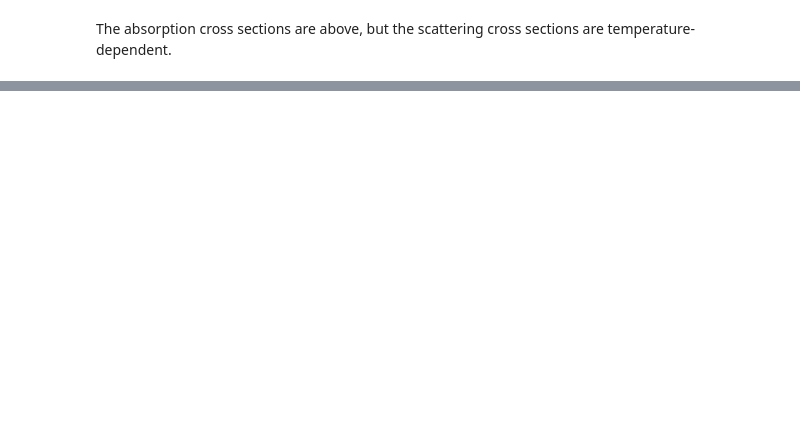
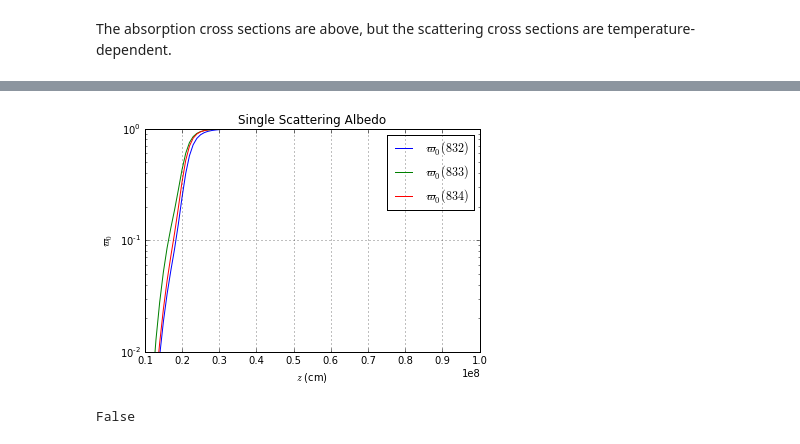
Before and after one commit to georgegeddes/mcrt, a Jupyter notebook: test_mcrt.ipynb, the cells around one changed output, grey strips where cells are left out. Drawn from its saved outputs; the diff is of its cells as text; code cells hidden in the pictures; blank space fills up the shorter version.

```diff
--- a/test_mcrt.ipynb
+++ b/test_mcrt.ipynb
@@ -105,0 +215,11 @@ plt.colorbar();
+# %%
+lines = ([ plt.plot(atmosphere.z, (atmosphere.albedo[i]), label=r"$\varpi_0("+str(i+832)+")$") for i in xrange(3) ])
+plt.yscale('log')
+plt.grid()
+plt.legend(loc='best')
+plt.title("Single Scattering Albedo")
+plt.xlabel(r"$z$ (cm)")
+plt.ylabel(r"$\varpi_0$")
+plt.ylim(1e-2,1);
+# %% [output]
+[figure, added]
@@ -105,0 +237,5 @@ plt.colorbar();
+# %%
+I = np.eye( Q.shape[0] )
+np.isclose(np.dot( Mm, (I-Q) ), I ).all()
+# %% [output]
+False
```
Also changed, not shown: parts of 47 cells of this notebook, 3 other files.
